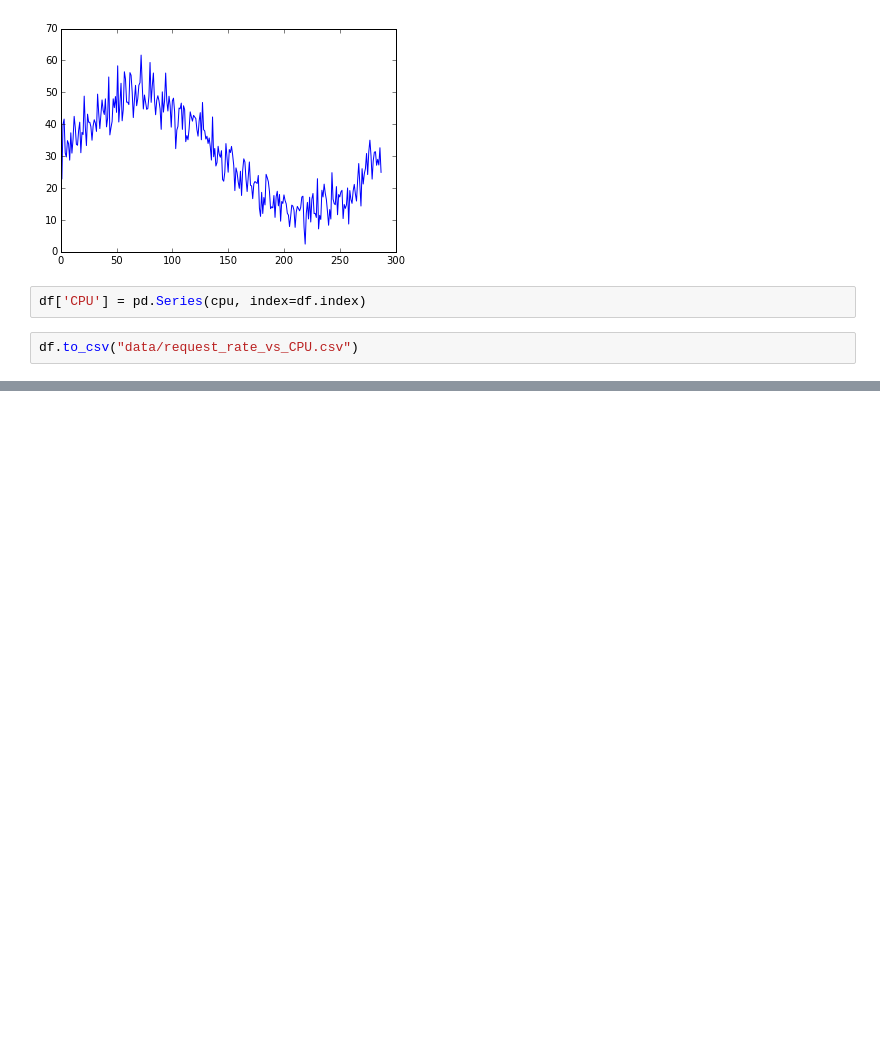
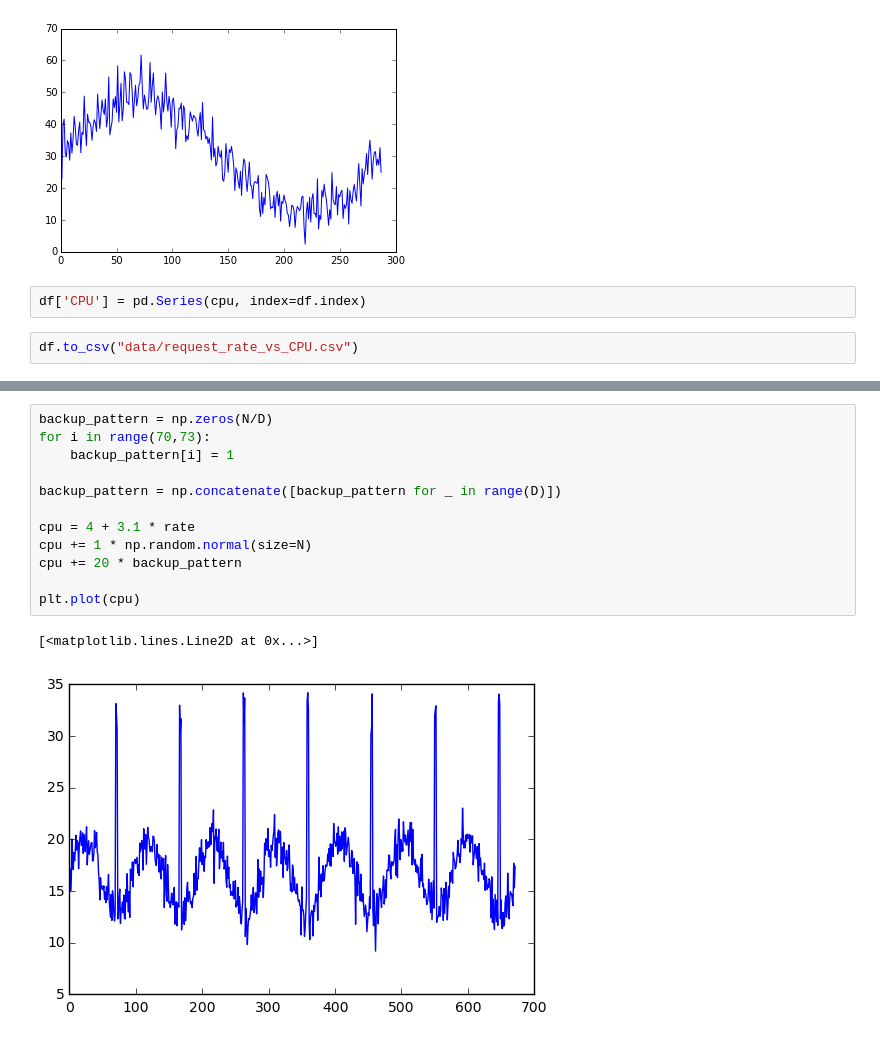
Before and after one commit to bartdevylder/bikecity-tutorial, a Jupyter notebook: Data generation.ipynb, the cells around one changed output, grey strips where cells are left out. Drawn from its saved outputs; the diff is of its cells as text; blank space fills up the shorter version.

```diff
--- a/Data generation.ipynb
+++ b/Data generation.ipynb
@@ -46,0 +71,15 @@ df.to_csv("data/request_rate_vs_CPU.csv")
+# %%
+backup_pattern = np.zeros(N/D)
+for i in range(70,73):
+    backup_pattern[i] = 1
+
+backup_pattern = np.concatenate([backup_pattern for _ in range(D)])
+
+cpu = 4 + 3.1 * rate
+cpu += 1 * np.random.normal(size=N)
+cpu += 20 * backup_pattern
+
+plt.plot(cpu)
+# %% [output]
+[<matplotlib.lines.Line2D at 0x...>]
+[figure, added]
```
Also changed, not shown: parts of 14 cells of this notebook, 5 other files.
